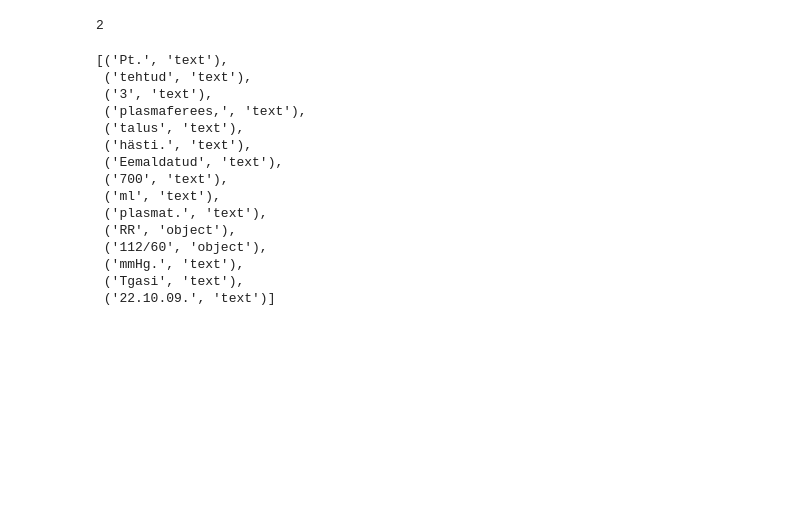
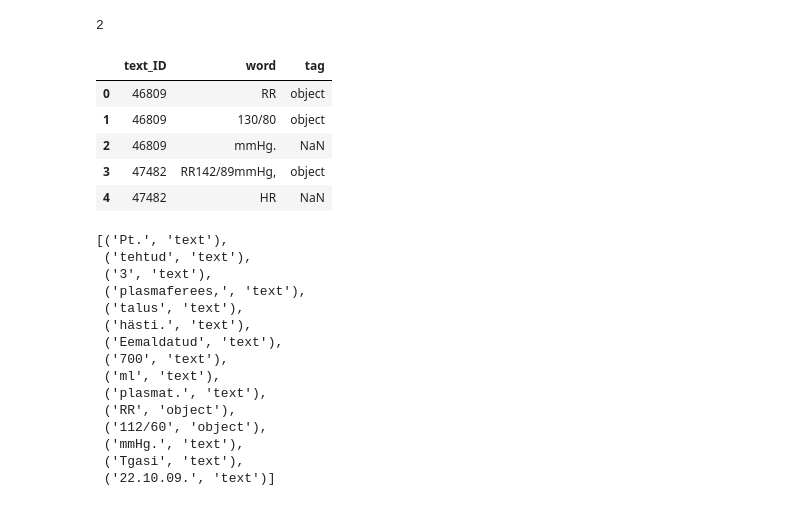
Before and after one commit to nesmaAlmoazamy/Fact-Extraction-from-Medical-Text-using-Neural-Networks, a Jupyter notebook: Character_Embedding_Object_Text.ipynb, the cells around one changed output. Saved outputs shown, nothing was run; the diff lists cells and outputs as text; code cells hidden in the pictures; blank space fills up the shorter version.

```diff
--- a/Character_Embedding_Object_Text.ipynb
+++ b/Character_Embedding_Object_Text.ipynb
@@ -46,3 +36,12 @@ sentences = getter.sentences
+# %%
+DS.head()
+# %% [output]
+|  | text_ID | word | tag |
+| 0 | 46809 | RR | object |
+| 1 | 46809 | 130/80 | object |
+| 2 | 46809 | mmHg. | NaN |
+| 3 | 47482 | RR142/89mmHg, | object |
+| 4 | 47482 | HR | NaN |
 # %%
 sentences[1]
 # %% [output]
```
Also changed, not shown: parts of 9 cells of this notebook, 17 other files.
